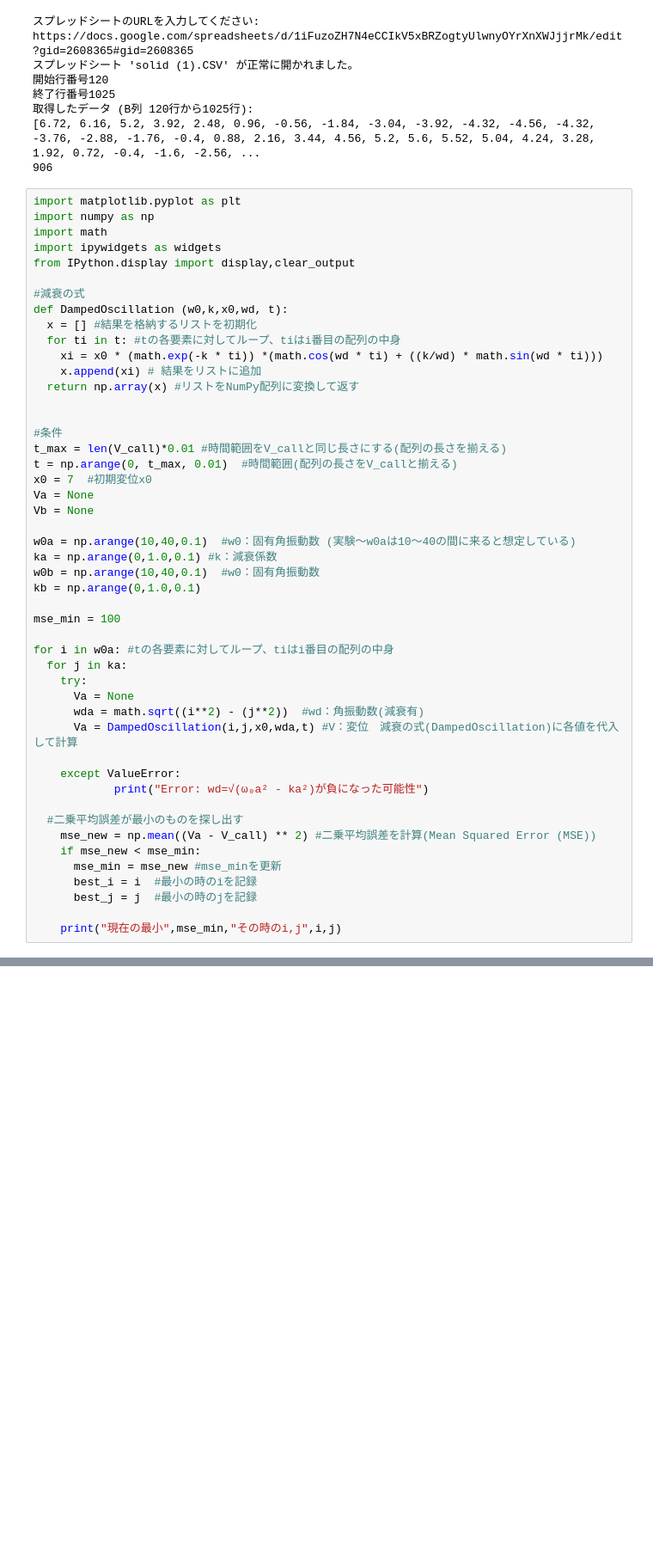
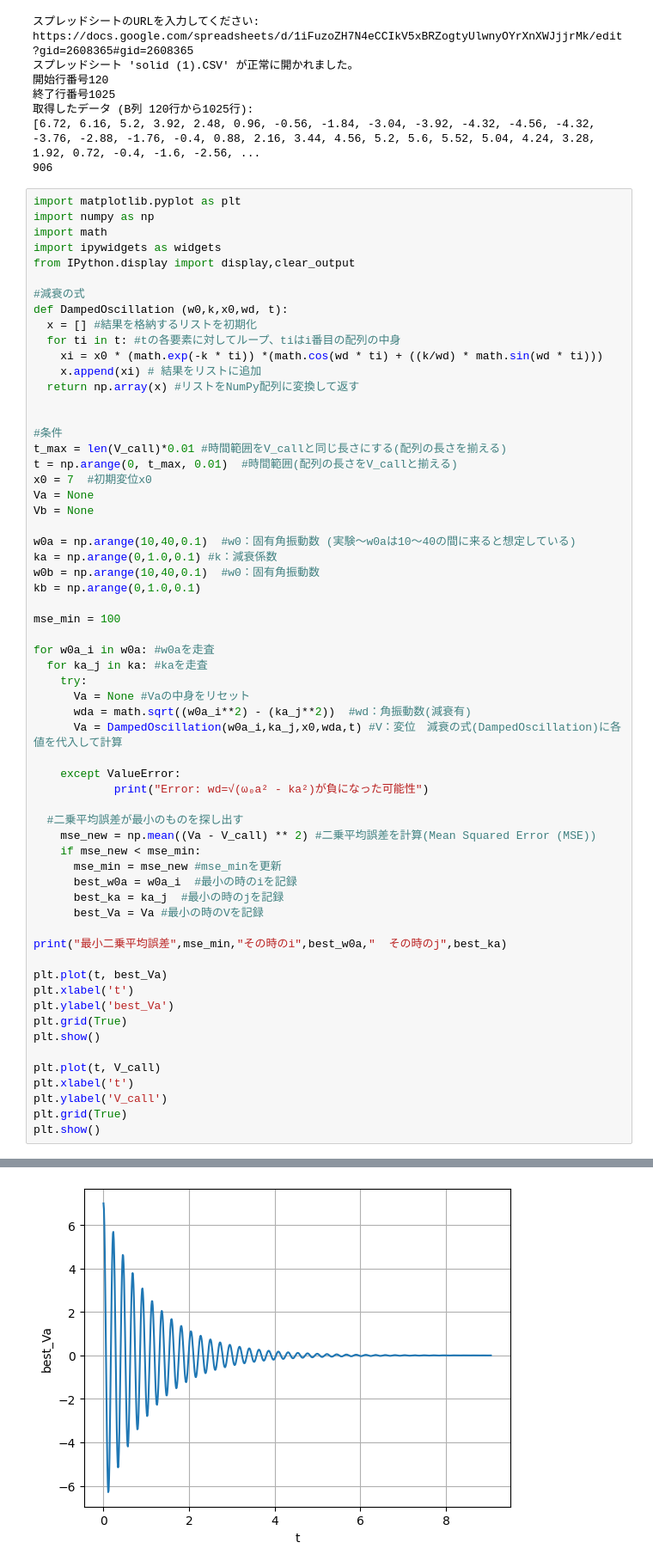
Before and after one commit to TomokiArima/Simulation2024_Homework, a Jupyter notebook: シミュ工_課題.ipynb, the cells around one changed output, grey strips where cells are left out. Shown: that part at 86% size. Drawn from its saved outputs; the diff is of its cells as text; blank space fills up the shorter version.

```diff
--- a/シミュ工_課題.ipynb
+++ b/シミュ工_課題.ipynb
@@ -82,12 +82,12 @@ kb = np.arange(0,1.0,0.1)
 
 mse_min = 100
 
-for i in w0a: #tの各要素に対してループ、tiはi番目の配列の中身
-  for j in ka:
+for w0a_i in w0a: #w0aを走査
+  for ka_j in ka: #kaを走査
     try:
-      Va = None
-      wda = math.sqrt((i**2) - (j**2))  #wd：角振動数(減衰有)
-      Va = DampedOscillation(i,j,x0,wda,t) #V：変位　減衰の式(DampedOscillation)に各値を代入して計算
+      Va = None #Vaの中身をリセット
+      wda = math.sqrt((w0a_i**2) - (ka_j**2))  #wd：角振動数(減衰有)
+      Va = DampedOscillation(w0a_i,ka_j,x0,wda,t) #V：変位　減衰の式(DampedOscillation)に各値を代入して計算
 
     except ValueError:
             print("Error: wd=√(ω₀a² - ka²)が負になった可能性")
@@ -96,8 +96,21 @@ for i in w0a: #tの各要素に対してループ、tiはi番目の配列の中
     mse_new = np.mean((Va - V_call) ** 2) #二乗平均誤差を計算(Mean Squared Error (MSE))
     if mse_new < mse_min:
       mse_min = mse_new #mse_minを更新
-      best_i = i  #最小の時のiを記録
-      best_j = j  #最小の時のjを記録
+      best_w0a = w0a_i  #最小の時のiを記録
+      best_ka = ka_j  #最小の時のjを記録
+      best_Va = Va #最小の時のVを記録
 
-    print("現在の最小",mse_min,"その時のi,j",i,j)
+print("最小二乗平均誤差",mse_min,"その時のi",best_w0a,"  その時のj",best_ka)
+
+plt.plot(t, best_Va)
+plt.xlabel('t')
+plt.ylabel('best_Va')
+plt.grid(True)
+plt.show()
+
+plt.plot(t, V_call)
+plt.xlabel('t')
+plt.ylabel('V_call')
+plt.grid(True)
+plt.show()
 # %% [output]
@@ -120,0 +118 @@ for i in w0a: #tの各要素に対してループ、tiはi番目の配列の中
+[figure, added]
```
Also changed, not shown: parts of 1 cell of this notebook.
